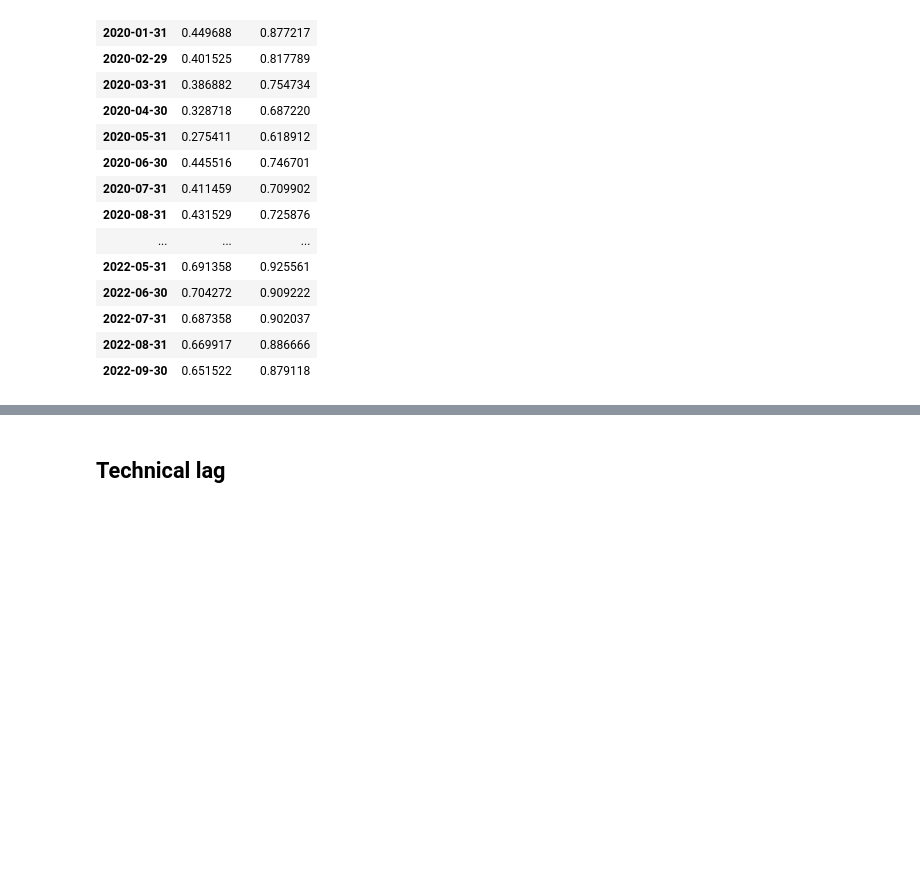
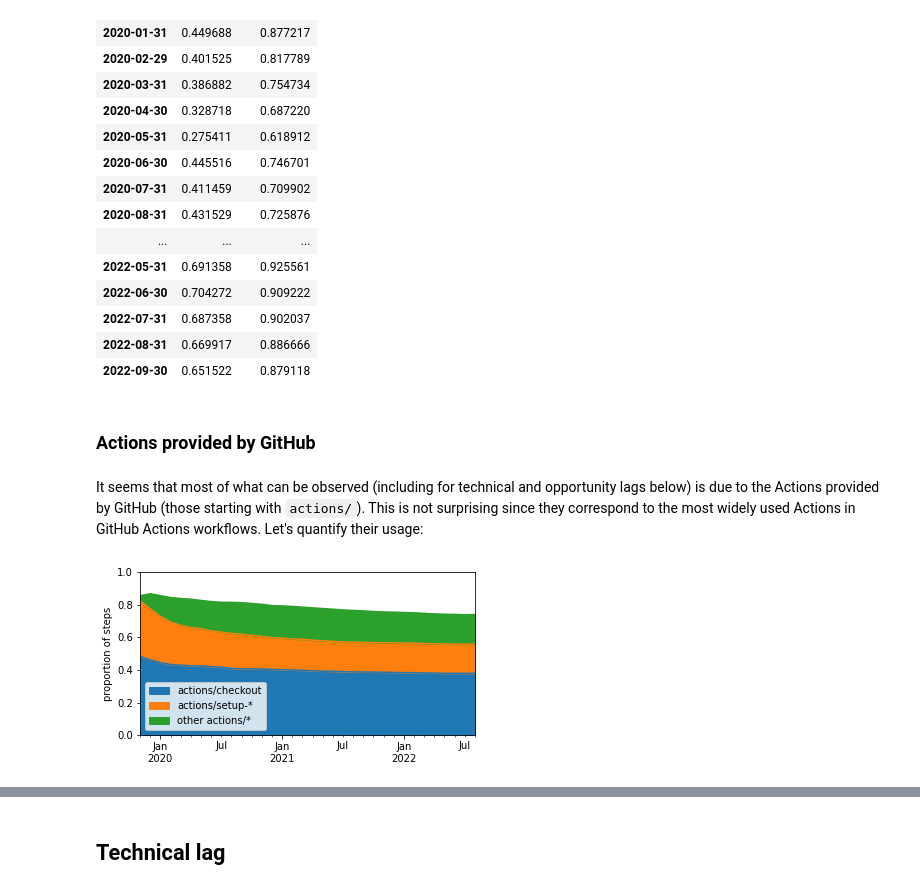
Before and after one commit to AlexandreDecan/secos-ghalag, a Jupyter notebook: notebooks/Technical lag.ipynb, the cells around one changed output, grey strips where cells are left out. Drawn from its saved outputs; the diff is of its cells as text; code cells hidden in the pictures; blank space fills up the shorter version.

Commit message:
Analyzing technical and opportunity lags

```diff
--- a/notebooks/Technical lag.ipynb
+++ b/notebooks/Technical lag.ipynb
@@ -133,3 +133,44 @@ temp
 | 2022-07-31 | 0.687358 | 0.902037 |
 | 2022-08-31 | 0.669917 | 0.886666 |
 | 2022-09-30 | 0.651522 | 0.879118 |
+# %% [markdown]
+### Actions provided by GitHub
+# %% [markdown]
+It seems that most of what can be observed (including for technical and opportunity lags below) is due to the Actions provided by GitHub (those starting with `actions/`). This is not surprising since they correspond to the most widely used Actions in GitHub Actions workflows. Let's quantify their usage:
+# %%
+fig, ax = matplotlib.pyplot.subplots()
+
+temp = (
+    df_lag
+    .assign(checkout=lambda d: d.action == 'actions/checkout')
+    .assign(setup=lambda d: d.action.str.startswith('actions/setup-'))
+    .assign(other=lambda d: d.action.str.startswith('actions/'))
+    .groupby(pd.Grouper(key='snapshot', freq='M'))
+    .agg(
+        checkout=('checkout', 'sum'),
+        setup=('setup', 'sum'),
+        other=('other', 'sum'),
+        steps=('step', 'count'),
+    )
+    .assign(other=lambda d: d.other - d.setup - d.checkout)
+    .assign(remaining=lambda d: d.steps - d.other - d.setup - d.checkout)
+    .apply(lambda s: s / s.steps, axis=1)
+)
+
+(
+    temp
+    [['checkout', 'setup', 'other']]
+    .rename(columns={'checkout': 'actions/checkout', 'setup': 'actions/setup-*', 'other': 'other actions/*'})
+    .plot(ax=ax, kind='area', stacked=True, color=PALETTE)
+)
+
+ax.set(
+    xlabel=None,
+    xlim=DATE_RANGE,
+    ylabel='proportion of steps',
+    ylim=(0, 1),
+)
+
+savefig(fig, 'lag_prop_steps_github')
+# %% [output]
+[figure, added]
```
Also changed, not shown: parts of 40 cells of this notebook.
